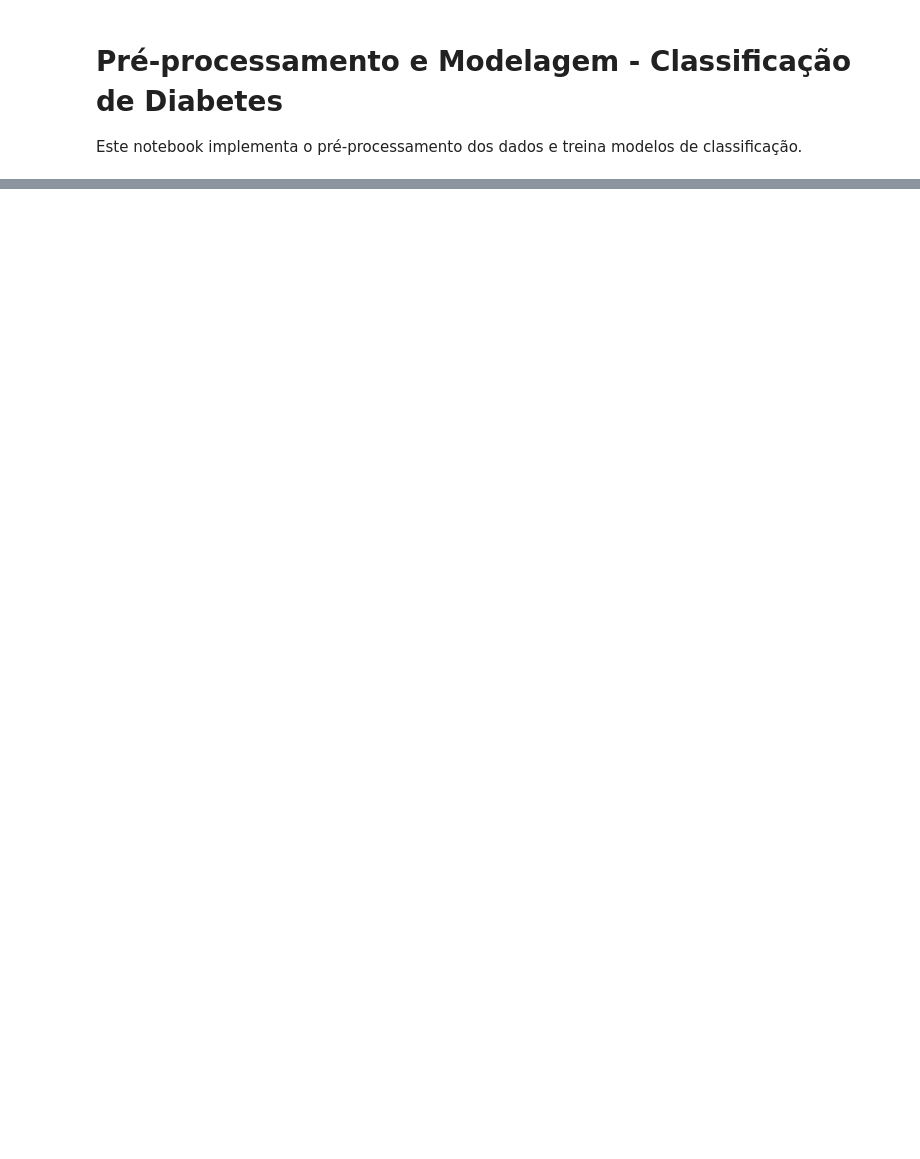
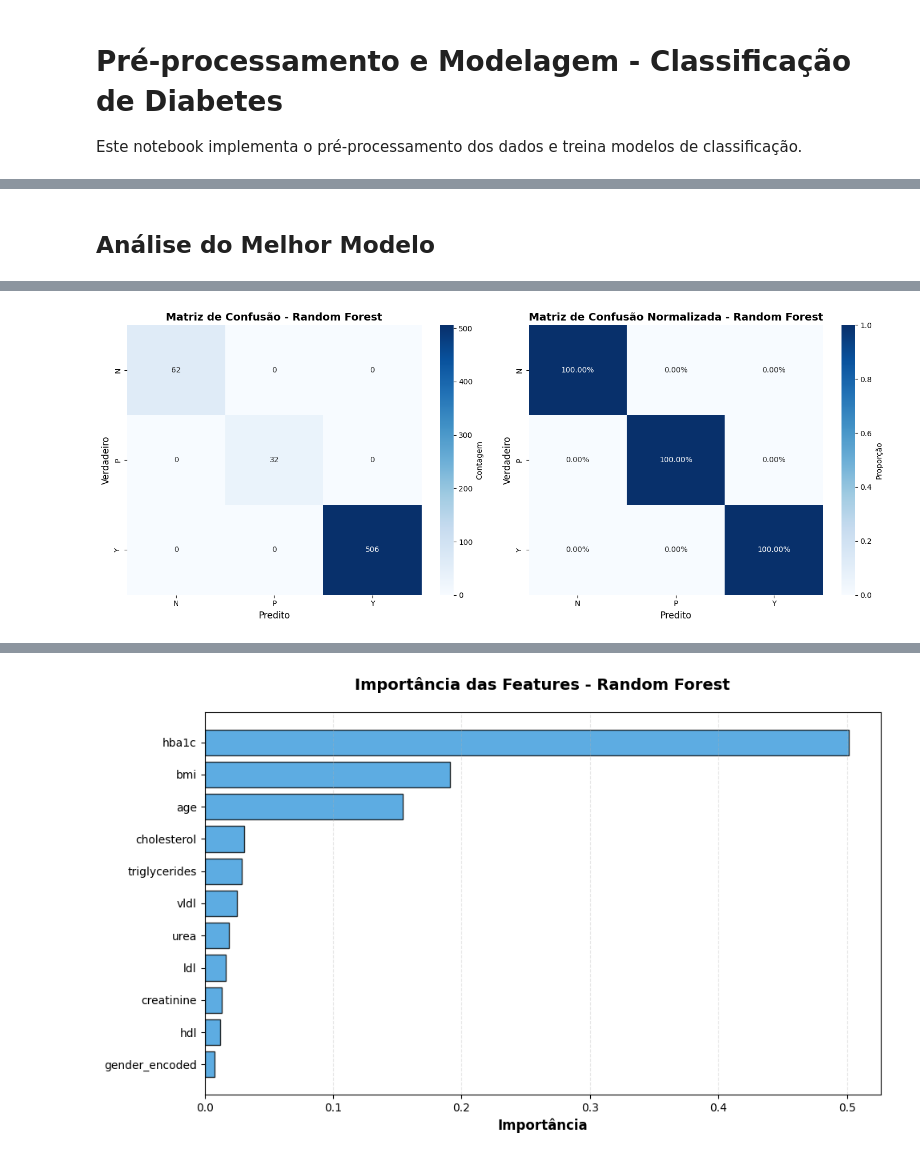
Before and after one commit to thiagovonsohsten/Projeto-AV2-Machine-Learning, a Jupyter notebook: notebooks/02_preprocessing_and_modeling.ipynb, the cells around one changed output, grey strips where cells are left out. Drawn from its saved outputs; the diff is of its cells as text; code cells hidden in the pictures; blank space fills up the shorter version.

```diff
--- a/notebooks/02_preprocessing_and_modeling.ipynb
+++ b/notebooks/02_preprocessing_and_modeling.ipynb
@@ -40,0 +599,76 @@ print(f"Dataset carregado: {df.shape}")
+# %% [markdown]
+## Análise do Melhor Modelo
+# %%
+# Identificar melhor modelo
+if results:
+    best_model_name = results_df.iloc[0]['Model']
+    best_model = results[best_model_name]['model']
+    best_predictions = results[best_model_name]['predictions']
+
+    print("=" * 60)
+    print(f"MELHOR MODELO: {best_model_name}")
+    print("=" * 60)
+    print(f"Accuracy: {results[best_model_name]['accuracy']:.4f}")
+    print(f"F1-Score (weighted): {results[best_model_name]['f1_score']:.4f}")
+    print(f"F1-Score (macro): {results[best_model_name]['f1_macro']:.4f}")
+
+    # Matriz de confusão
+    cm = confusion_matrix(y_test, best_predictions)
+
+    fig, axes = plt.subplots(1, 2, figsize=(15, 6))
+
+    # Matriz de confusão numérica
+    sns.heatmap(cm, annot=True, fmt='d', cmap='Blues', ax=axes[0],
+                xticklabels=le_target.classes_, yticklabels=le_target.classes_,
+                cbar_kws={'label': 'Contagem'})
+    axes[0].set_title(f'Matriz de Confusão - {best_model_name}', fontsize=14, fontweight='bold')
+    axes[0].set_ylabel('Verdadeiro', fontsize=12)
+    axes[0].set_xlabel('Predito', fontsize=12)
+
+    # Matriz de confusão normalizada
+    cm_normalized = cm.astype('float') / cm.sum(axis=1)[:, np.newaxis]
+    sns.heatmap(cm_normalized, annot=True, fmt='.2%', cmap='Blues', ax=axes[1],
+                xticklabels=le_target.classes_, yticklabels=le_target.classes_,
+                cbar_kws={'label': 'Proporção'})
+    axes[1].set_title(f'Matriz de Confusão Normalizada - {best_model_name}',
+                      fontsize=14, fontweight='bold')
+    axes[1].set_ylabel('Verdadeiro', fontsize=12)
+    axes[1].set_xlabel('Predito', fontsize=12)
+
+    plt.tight_layout()
+    plt.savefig('../reports/confusion_matrix.png', dpi=300, bbox_inches='tight')
+    plt.show()
+
+    # Classification report detalhado
+    print("\n" + "=" * 60)
+    print("RELATÓRIO DETALHADO DE CLASSIFICAÇÃO")
+    print("=" * 60)
+    print(classification_report(y_test, best_predictions, target_names=le_target.classes_))
+
+    # Feature importance (se disponível)
+    if hasattr(best_model, 'feature_importances_'):
+        print("\n" + "=" * 60)
+        print("IMPORTÂNCIA DAS FEATURES")
+        print("=" * 60)
+        feature_importance = pd.DataFrame({
+            'feature': feature_cols,
+            'importance': best_model.feature_importances_
+        }).sort_values('importance', ascending=False)
+
+        print(feature_importance.to_string(index=False))
+
+        # Visualizar importância
+        plt.figure(figsize=(10, 6))
+        plt.barh(feature_importance['feature'], feature_importance['importance'],
+                color='#3498db', alpha=0.8, edgecolor='black')
+        plt.xlabel('Importância', fontsize=12, fontweight='bold')
+        plt.title(f'Importância das Features - {best_model_name}',
+                 fontsize=14, fontweight='bold', pad=20)
+        plt.gca().invert_yaxis()
+        plt.grid(axis='x', alpha=0.3, linestyle='--')
+        plt.tight_layout()
+        plt.savefig('../reports/feature_importance.png', dpi=300, bbox_inches='tight')
+        plt.show()
+else:
+    print("Nenhum modelo disponível para análise!")
+# %% [output]
@@ -40,0 +681 @@ print(f"Dataset carregado: {df.shape}")
+[figure, added]
@@ -40,0 +699 @@ print(f"Dataset carregado: {df.shape}")
+[figure, added]
```
Also changed, not shown: parts of 17 cells of this notebook, 20 other files.
